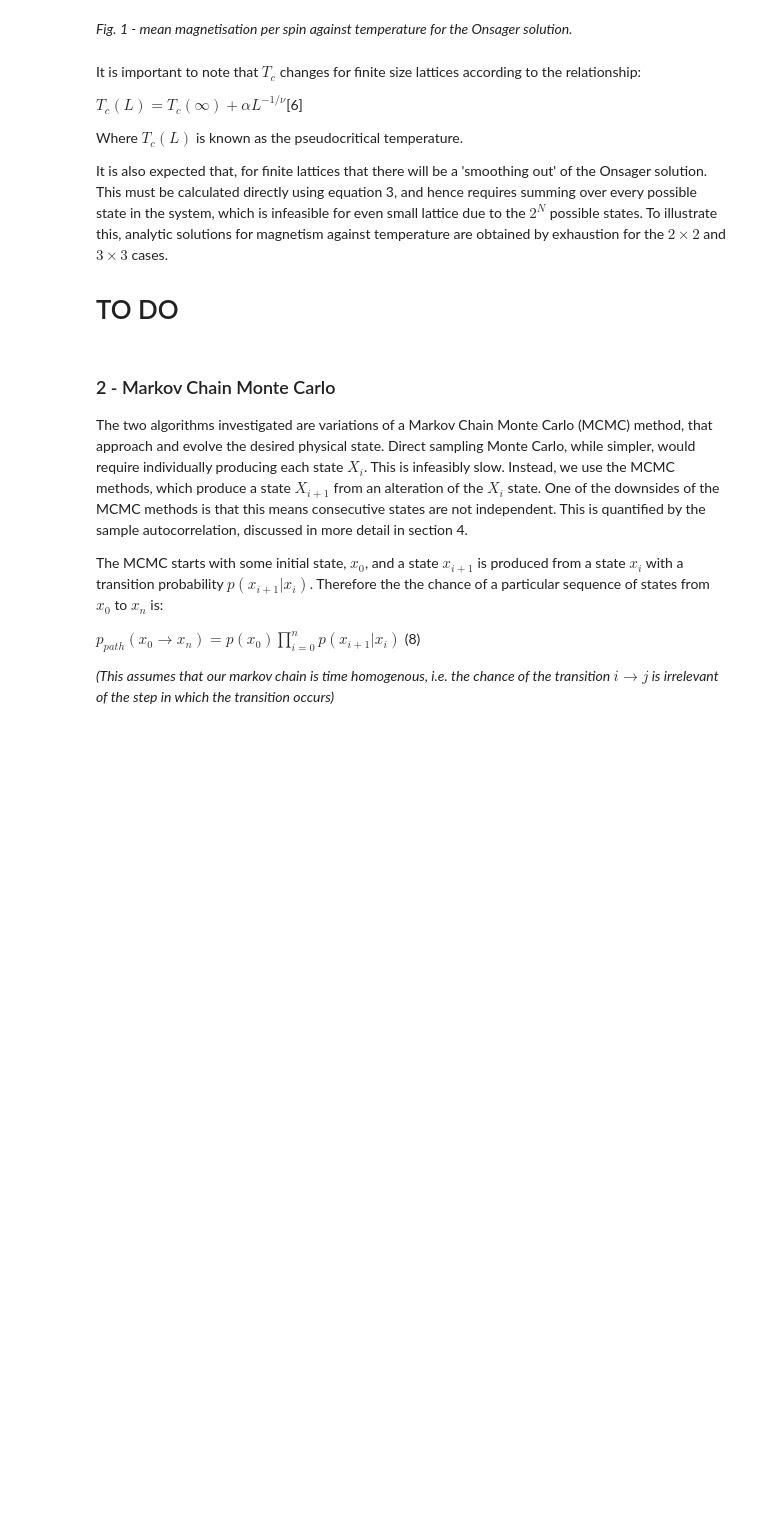
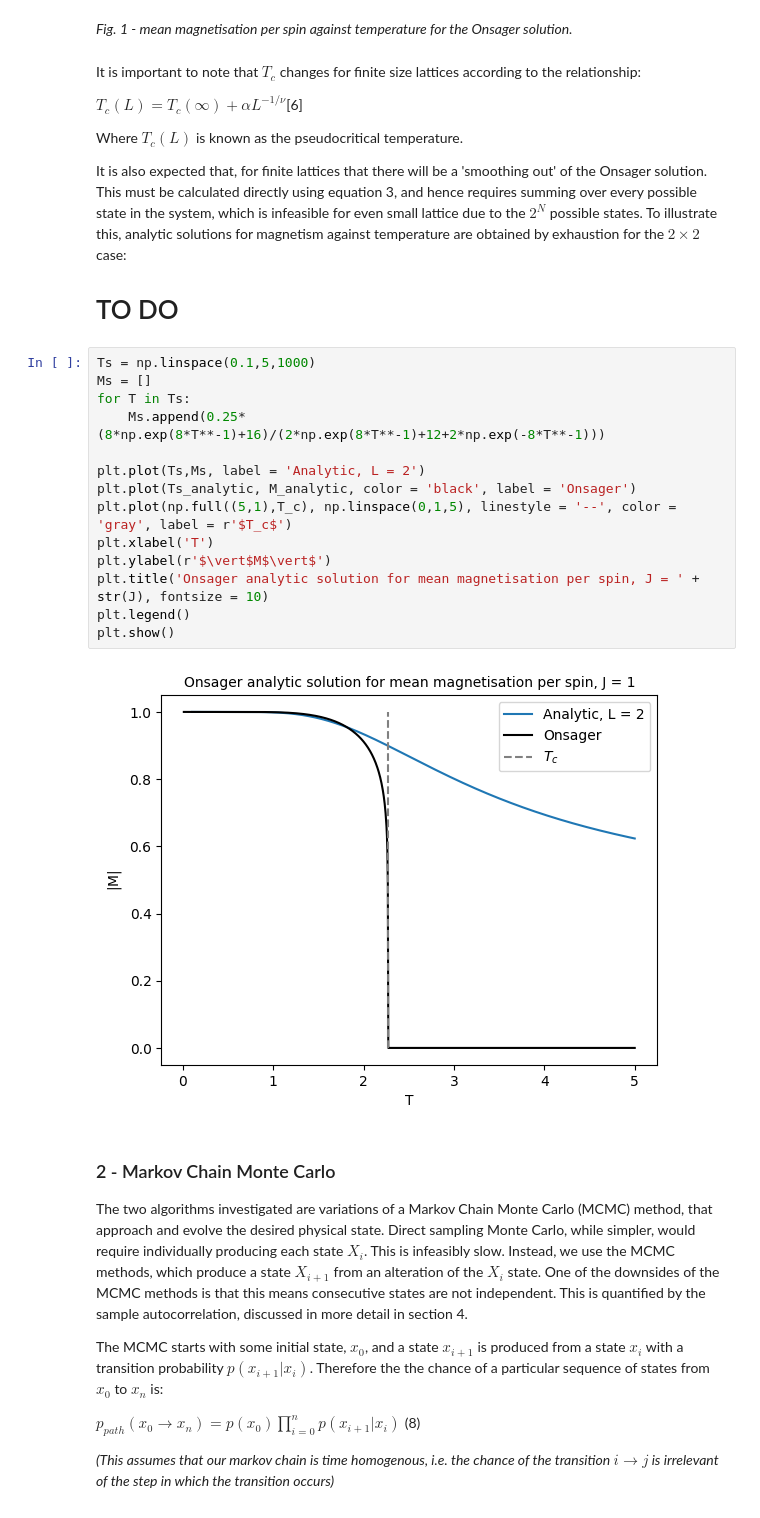
Before and after one commit to Part-II-Computational-Physics/cluster-algorithms-for-monte-carlo-jbd29, a Jupyter notebook: Report_final.ipynb, the cells around one changed output. Saved outputs shown, nothing was run; the diff lists cells and outputs as text; blank space fills up the shorter version.

```diff
--- a/Report_final.ipynb
+++ b/Report_final.ipynb
@@ -95,9 +97,25 @@ $T_c(L) = T_c(\infty) +  \alpha L^{-1/\nu}$[6]
 
 Where $T_c(L)$ is known as the pseudocritical temperature.
 
-It is also expected that, for finite lattices that there will be a 'smoothing out' of the Onsager solution. This must be calculated directly using equation 3, and hence requires summing over every possible state in the system, which is infeasible for even small lattice due to the $2^N$ possible states. To illustrate this, analytic solutions for magnetism against temperature are obtained by exhaustion for the $2 \times 2$ and $3 \times 3$ cases.
+It is also expected that, for finite lattices that there will be a 'smoothing out' of the Onsager solution. This must be calculated directly using equation 3, and hence requires summing over every possible state in the system, which is infeasible for even small lattice due to the $2^N$ possible states. To illustrate this, analytic solutions for magnetism against temperature are obtained by exhaustion for the $2 \times 2$ case:
 
 # TO DO
+# %%
+Ts = np.linspace(0.1,5,1000)
+Ms = []
+for T in Ts:
+    Ms.append(0.25*(8*np.exp(8*T**-1)+16)/(2*np.exp(8*T**-1)+12+2*np.exp(-8*T**-1)))
+
+plt.plot(Ts,Ms, label = 'Analytic, L = 2')
+plt.plot(Ts_analytic, M_analytic, color = 'black', label = 'Onsager')
+plt.plot(np.full((5,1),T_c), np.linspace(0,1,5), linestyle = '--', color = 'gray', label = r'$T_c$')
+plt.xlabel('T')
+plt.ylabel(r'$\vert$M$\vert$')
+plt.title('Onsager analytic solution for mean magnetisation per spin, J = ' + str(J), fontsize = 10)
+plt.legend()
+plt.show()
+# %% [output]
+[figure, added]
 # %% [markdown]
 ### 2 - Markov Chain Monte Carlo
 
```
Also changed, not shown: parts of 3 cells of this notebook.
